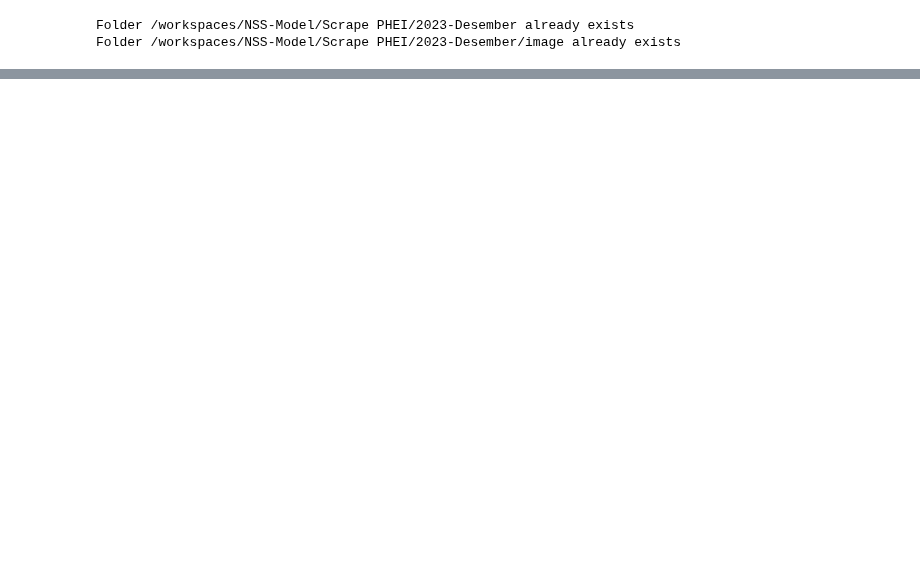
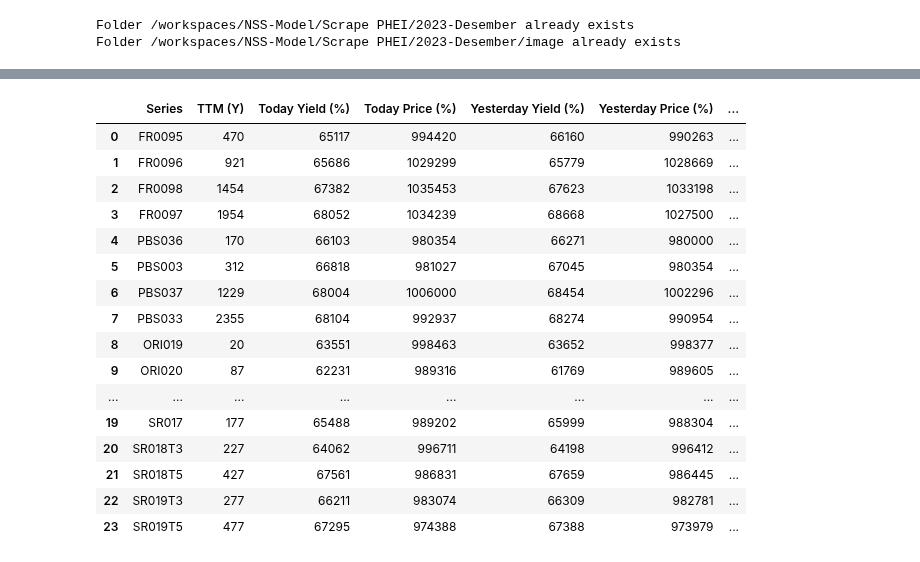
Before and after one commit to leonv1602/NSS-Model, a Jupyter notebook: Scrape PHEI/scrape.ipynb, the cells around one changed output, grey strips where cells are left out. Cells and saved outputs as stored; diff of their text form; code cells hidden in the pictures; blank space fills up the shorter version.

Commit message:
improve data name and add new file to scrape

```diff
--- a/Scrape PHEI/scrape.ipynb
+++ b/Scrape PHEI/scrape.ipynb
@@ -66 +74,34 @@ urllib.request.urlretrieve(imgURL,f'/workspaces/NSS-Model/Scrape PHEI/{clean_dat
  <http.client.HTTPMessage at 0x...>)
+# %%
+def prepare_data(df, type_df):
+    copy_df = df.copy()
+    copy_df.drop(columns = copy_df.columns[[0, -1]], inplace = True)
+    copy_df['type'] = type_df
+    return copy_df
+# %%
+sbn_data = prepare_data(df_list[2], 'sbn')
+sbsn_data = prepare_data(df_list[3], 'sbsn')
+retail_data= prepare_data(df_list[4], 'retail')
+
+obligation_data = pd.concat((sbn_data,
+                             sbsn_data,
+                             retail_data), axis = 0).reset_index(drop = True)
+obligation_data
+# %% [output]
+|  | Series | TTM (Y) | Today Yield (%) | Today Price (%) | Yesterday Yield (%) | Yesterday Price (%) | ... |
+| 0 | FR0095 | 470 | 65117 | 994420 | 66160 | 990263 | ... |
+| 1 | FR0096 | 921 | 65686 | 1029299 | 65779 | 1028669 | ... |
+| 2 | FR0098 | 1454 | 67382 | 1035453 | 67623 | 1033198 | ... |
+| 3 | FR0097 | 1954 | 68052 | 1034239 | 68668 | 1027500 | ... |
+| 4 | PBS036 | 170 | 66103 | 980354 | 66271 | 980000 | ... |
+| 5 | PBS003 | 312 | 66818 | 981027 | 67045 | 980354 | ... |
+| 6 | PBS037 | 1229 | 68004 | 1006000 | 68454 | 1002296 | ... |
+| 7 | PBS033 | 2355 | 68104 | 992937 | 68274 | 990954 | ... |
+| 8 | ORI019 | 20 | 63551 | 998463 | 63652 | 998377 | ... |
+| 9 | ORI020 | 87 | 62231 | 989316 | 61769 | 989605 | ... |
+| ... | ... | ... | ... | ... | ... | ... | ... |
+| 19 | SR017 | 177 | 65488 | 989202 | 65999 | 988304 | ... |
+| 20 | SR018T3 | 227 | 64062 | 996711 | 64198 | 996412 | ... |
+| 21 | SR018T5 | 427 | 67561 | 986831 | 67659 | 986445 | ... |
+| 22 | SR019T3 | 277 | 66211 | 983074 | 66309 | 982781 | ... |
+| 23 | SR019T5 | 477 | 67295 | 974388 | 67388 | 973979 | ... |
```
Also changed, not shown: parts of 5 cells of this notebook, 4 other files.
